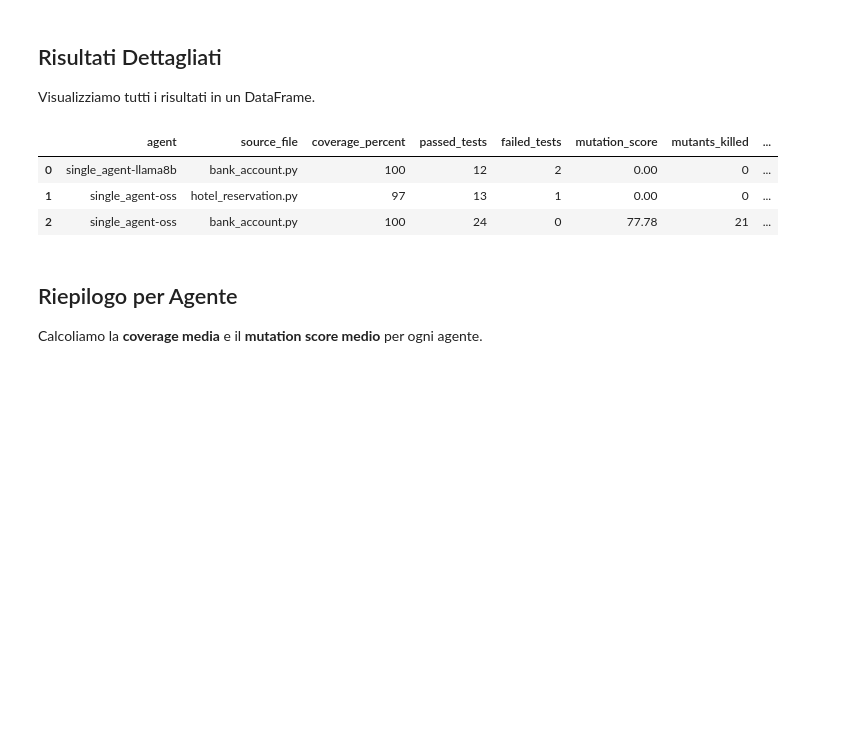
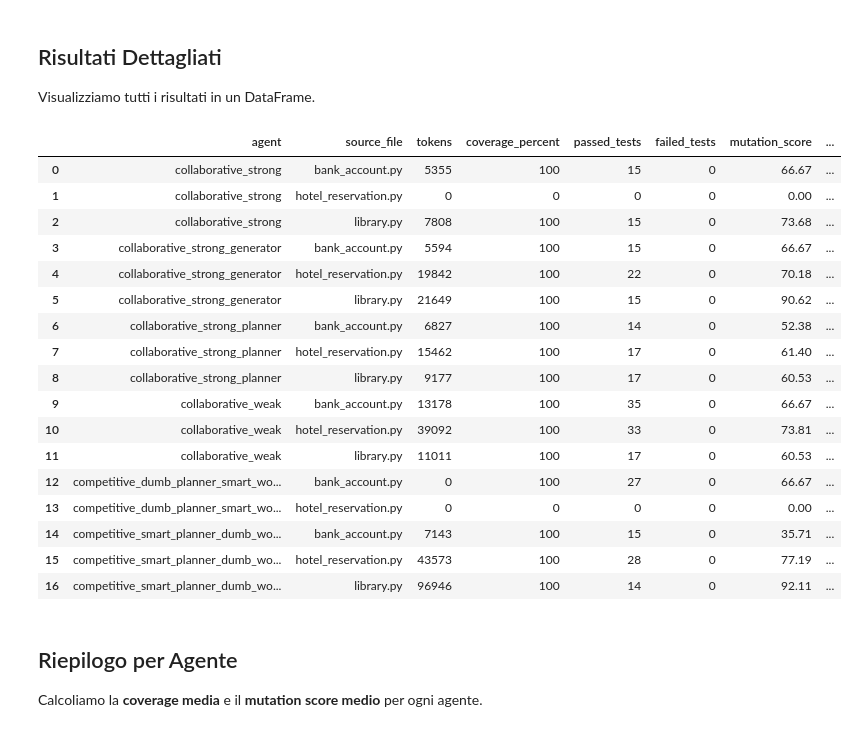
Before and after one commit to daviderandino/LLM-Agents-for-Collaborative-Test-Case, a Jupyter notebook: metrics_analysis.ipynb, the cells around one changed output. Drawn from its saved outputs; the diff is of its cells as text; code cells hidden in the pictures; blank space fills up the shorter version.

Commit message:
add: used tokens in metrics

```diff
--- a/metrics_analysis.ipynb
+++ b/metrics_analysis.ipynb
@@ -67,16 +71,30 @@ Agenti trovati: ['single_agent-llama8b', 'single_agent-oss', 'competitive_agents
 
 Funzione principale che esegue coverage e mutation testing per tutti i test di un agente.
 # %%
+def get_file_tokens(agent_name: str, source_file_name: str) -> int:
+    """Reads metrics.json to find token usage for a specific file."""
+    json_path = RESULTS_DIR / agent_name / "metrics.json"
+    if not json_path.exists():
+        return 0
+
+    try:
+        with open(json_path, "r", encoding="utf-8") as f:
+            data = json.load(f)
+
+        # Search for the specific file entry
+        for res in data.get("results", []):
+            if res.get("file") == source_file_name:
+                # Return total_tokens if available (0 if error/missing)
+                return res.get("metrics", {}).get("total_tokens", 0)
+    except Exception as e:
+        print(f"    [Warning] Could not read tokens for {agent_name}: {e}")
+
+    return 0
+
 def analyze_agent(agent_name: str, run_mutation: bool = True) -> dict:
     """
     Analizza tutti i test di un agente, eseguendo coverage e mutation testing.
-
-    Args:
-        agent_name: Nome della cartella dell'agente (es. 'single_agent')
-        run_mutation: Se True, esegue anche mutation testing (più lento)
-
-    Returns:
-        Dizionario con i risultati per ogni test file
+    Include anche il conteggio dei token usati.
     """
     agent_dir = OUTPUT_TESTS_DIR / agent_name
     test_files = list(agent_dir.glob("test_*.py"))
@@ -84,22 +102,24 @@ def analyze_agent(agent_name: str, run_mutation: bool = True) -> dict:
     results = []
 
     for test_file in test_files:
-        # Per coverage: usa il modulo Python (es. 'data.input_code.library')
         source_module = get_source_module(test_file)
-        # Per mutmut: usa il path del file (es. 'data/input_code/library.py')
         source_file_path = get_source_file_path(test_file)
-        # Nome del file sorgente per display
         source_name = test_file.stem.replace("test_", "")
+        source_filename_py = f"{source_name}.py" # e.g. bank_account.py
 
         print(f"\n{'='*60}")
         print(f"Analyzing: {agent_name} / {test_file.name}")
         print(f"Source: {source_name}.py")
         print(f"{'='*60}")
 
+        # --- Retrieve Tokens ---
+        tokens = get_file_tokens(agent_name, source_filename_py)
+
         result = {
             "agent": agent_name,
             "test_file": test_file.name,
-            "source_file": f"{source_name}.py",
+            "source_file": source_filename_py,
+            "tokens": tokens,  # <--- Add tokens here
             "coverage_percent": 0,
             "passed_tests": 0,
             "failed_tests": 0,
@@ -109,6 +129,8 @@ def analyze_agent(agent_name: str, run_mutation: bool = True) -> dict:
             "coverage_success": False,
             "mutation_success": False,
         }
+
+        print(f"    Tokens Used: {tokens}")
 
         # Run Coverage
         print("\n[1/2] Running Coverage...")
@@ -129,7 +151,7 @@ def analyze_agent(agent_name: str, run_mutation: bool = True) -> dict:
         except Exception as e:
             print(f"    Coverage ERROR: {e}")
 
-        # Run Mutation Testing (optional, slower)
+        # Run Mutation Testing
         if run_mutation:
             print("\n[2/2] Running Mutation Testing (this may take a while)...")
             try:
@@ -137,7 +159,7 @@ def analyze_agent(agent_name: str, run_mutation: bool = True) -> dict:
                     source_file=source_file_path,
                     test_file=str(test_file),
                     cwd=str(PROJECT_ROOT),
-                    timeout=600,  # 10 min timeout per file
+                    timeout=600,
                 )
                 result["mutation_score"] = mut_result["mutation_score"]
                 result["mutants_killed"] = mut_result["killed"]
@@ -204,25 +226,40 @@ Visualizziamo tutti i risultati in un DataFrame.
 # %%
 # Creiamo DataFrame con tutti i risultati
 df_results = pd.DataFrame(all_results)
 
 # Selezioniamo le colonne da visualizzare
 display_cols = [
     "agent",
     "source_file",
+    "tokens",
     "coverage_percent",
     "passed_tests",
     "failed_tests",
     "mutation_score",
     "mutants_killed",
     "mutants_survived",
 ]
 
 df_results[display_cols]
 # %% [output]
-|  | agent | source_file | coverage_percent | passed_tests | failed_tests | mutation_score | mutants_killed | ... |
-| 0 | single_agent-llama8b | bank_account.py | 100 | 12 | 2 | 0.00 | 0 | ... |
-| 1 | single_agent-oss | hotel_reservation.py | 97 | 13 | 1 | 0.00 | 0 | ... |
-| 2 | single_agent-oss | bank_account.py | 100 | 24 | 0 | 77.78 | 21 | ... |
+|  | agent | source_file | tokens | coverage_percent | passed_tests | failed_tests | mutation_score | ... |
+| 0 | collaborative_strong | bank_account.py | 5355 | 100 | 15 | 0 | 66.67 | ... |
+| 1 | collaborative_strong | hotel_reservation.py | 0 | 0 | 0 | 0 | 0.00 | ... |
+| 2 | collaborative_strong | library.py | 7808 | 100 | 15 | 0 | 73.68 | ... |
+| 3 | collaborative_strong_generator | bank_account.py | 5594 | 100 | 15 | 0 | 66.67 | ... |
+| 4 | collaborative_strong_generator | hotel_reservation.py | 19842 | 100 | 22 | 0 | 70.18 | ... |
+| 5 | collaborative_strong_generator | library.py | 21649 | 100 | 15 | 0 | 90.62 | ... |
+| 6 | collaborative_strong_planner | bank_account.py | 6827 | 100 | 14 | 0 | 52.38 | ... |
+| 7 | collaborative_strong_planner | hotel_reservation.py | 15462 | 100 | 17 | 0 | 61.40 | ... |
+| 8 | collaborative_strong_planner | library.py | 9177 | 100 | 17 | 0 | 60.53 | ... |
+| 9 | collaborative_weak | bank_account.py | 13178 | 100 | 35 | 0 | 66.67 | ... |
+| 10 | collaborative_weak | hotel_reservation.py | 39092 | 100 | 33 | 0 | 73.81 | ... |
+| 11 | collaborative_weak | library.py | 11011 | 100 | 17 | 0 | 60.53 | ... |
+| 12 | competitive_dumb_planner_smart_wo... | bank_account.py | 0 | 100 | 27 | 0 | 66.67 | ... |
+| 13 | competitive_dumb_planner_smart_wo... | hotel_reservation.py | 0 | 0 | 0 | 0 | 0.00 | ... |
+| 14 | competitive_smart_planner_dumb_wo... | bank_account.py | 7143 | 100 | 15 | 0 | 35.71 | ... |
+| 15 | competitive_smart_planner_dumb_wo... | hotel_reservation.py | 43573 | 100 | 28 | 0 | 77.19 | ... |
+| 16 | competitive_smart_planner_dumb_wo... | library.py | 96946 | 100 | 14 | 0 | 92.11 | ... |
 # %% [markdown]
 ## Riepilogo per Agente
 
```
Also changed, not shown: parts of 7 cells of this notebook.
